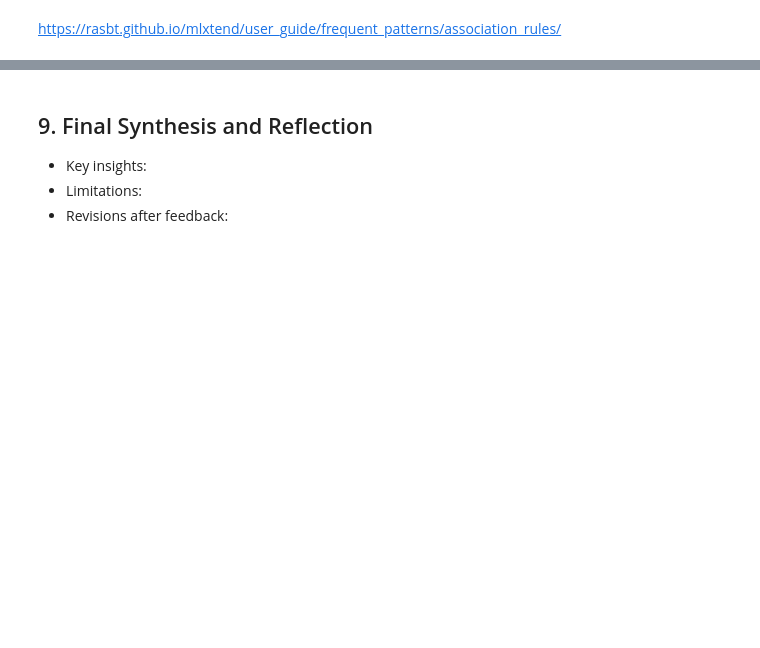
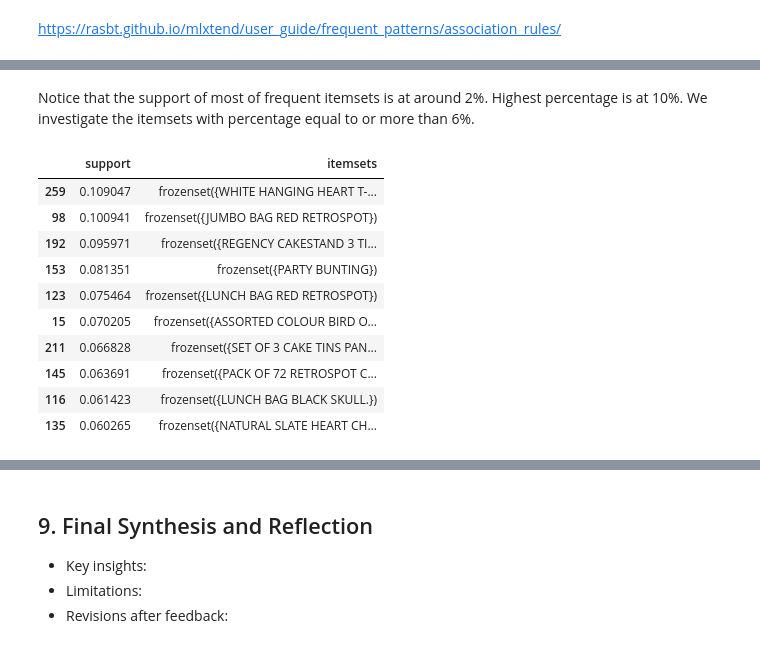
Before and after one commit to NouRALsaidD/data_mining_2026, a Jupyter notebook: data_mining_project_template.ipynb, the cells around one changed output, grey strips where cells are left out. Saved outputs shown, nothing was run; the diff lists cells and outputs as text; code cells hidden in the pictures; blank space fills up the shorter version.

```diff
--- a/data_mining_project_template.ipynb
+++ b/data_mining_project_template.ipynb
@@ -1920,0 +1933,16 @@ rules
+# %% [markdown]
+Notice that the support of most of frequent itemsets is at around 2%. Highest percentage is at 10%. We investigate the itemsets with percentage equal to or more than 6%.
+# %%
+pattern[(pattern['support'] >= 0.06)].sort_values(by=['support'], ascending=False)
+# %% [output]
+|  | support | itemsets |
+| 259 | 0.109047 | frozenset({WHITE HANGING HEART T-... |
+| 98 | 0.100941 | frozenset({JUMBO BAG RED RETROSPOT}) |
+| 192 | 0.095971 | frozenset({REGENCY CAKESTAND 3 TI... |
+| 153 | 0.081351 | frozenset({PARTY BUNTING}) |
+| 123 | 0.075464 | frozenset({LUNCH BAG RED RETROSPOT}) |
+| 15 | 0.070205 | frozenset({ASSORTED COLOUR BIRD O... |
+| 211 | 0.066828 | frozenset({SET OF 3 CAKE TINS PAN... |
+| 145 | 0.063691 | frozenset({PACK OF 72 RETROSPOT C... |
+| 116 | 0.061423 | frozenset({LUNCH BAG BLACK SKULL.}) |
+| 135 | 0.060265 | frozenset({NATURAL SLATE HEART CH... |
```
Also changed, not shown: parts of 20 cells of this notebook.
